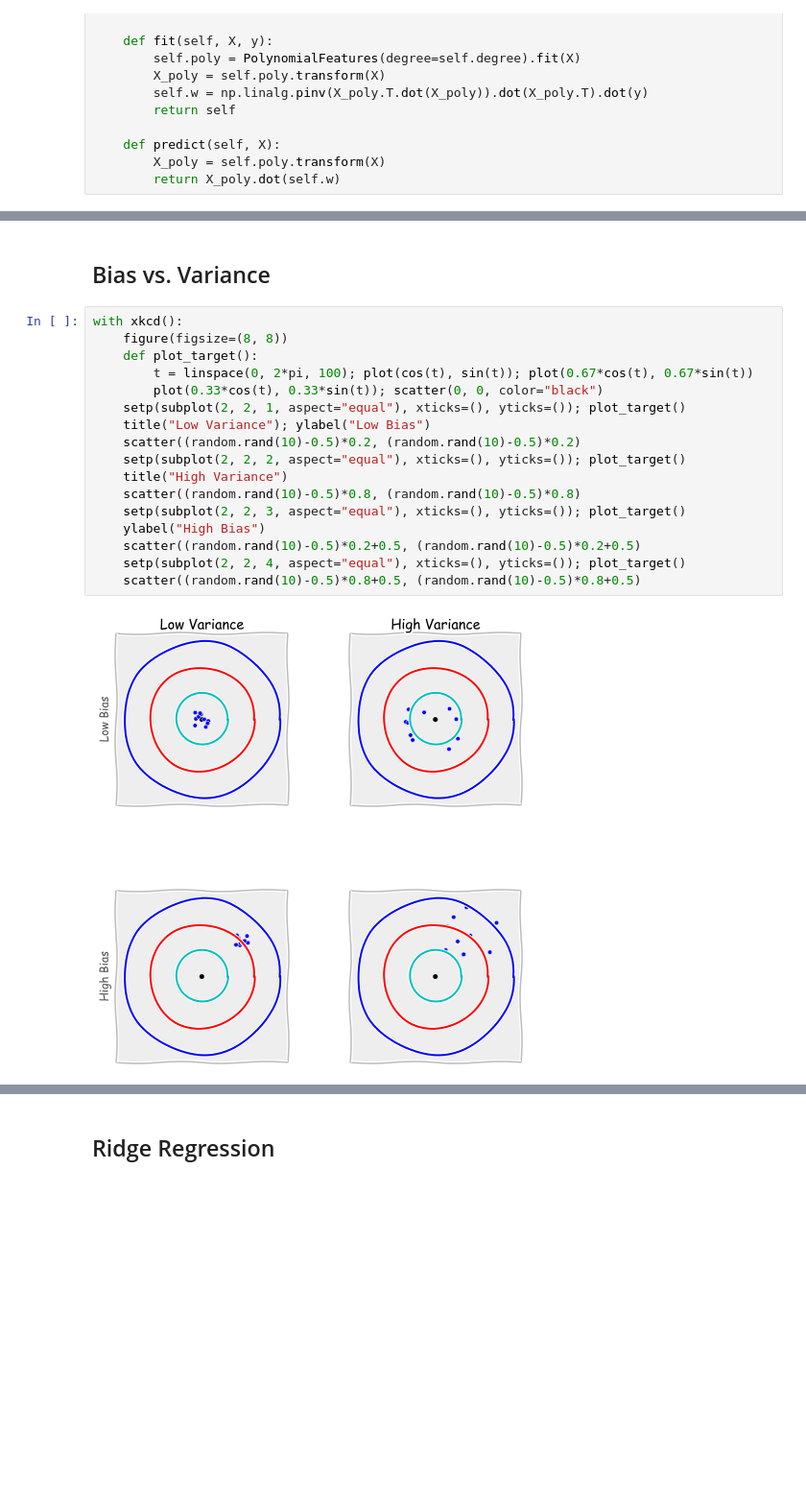
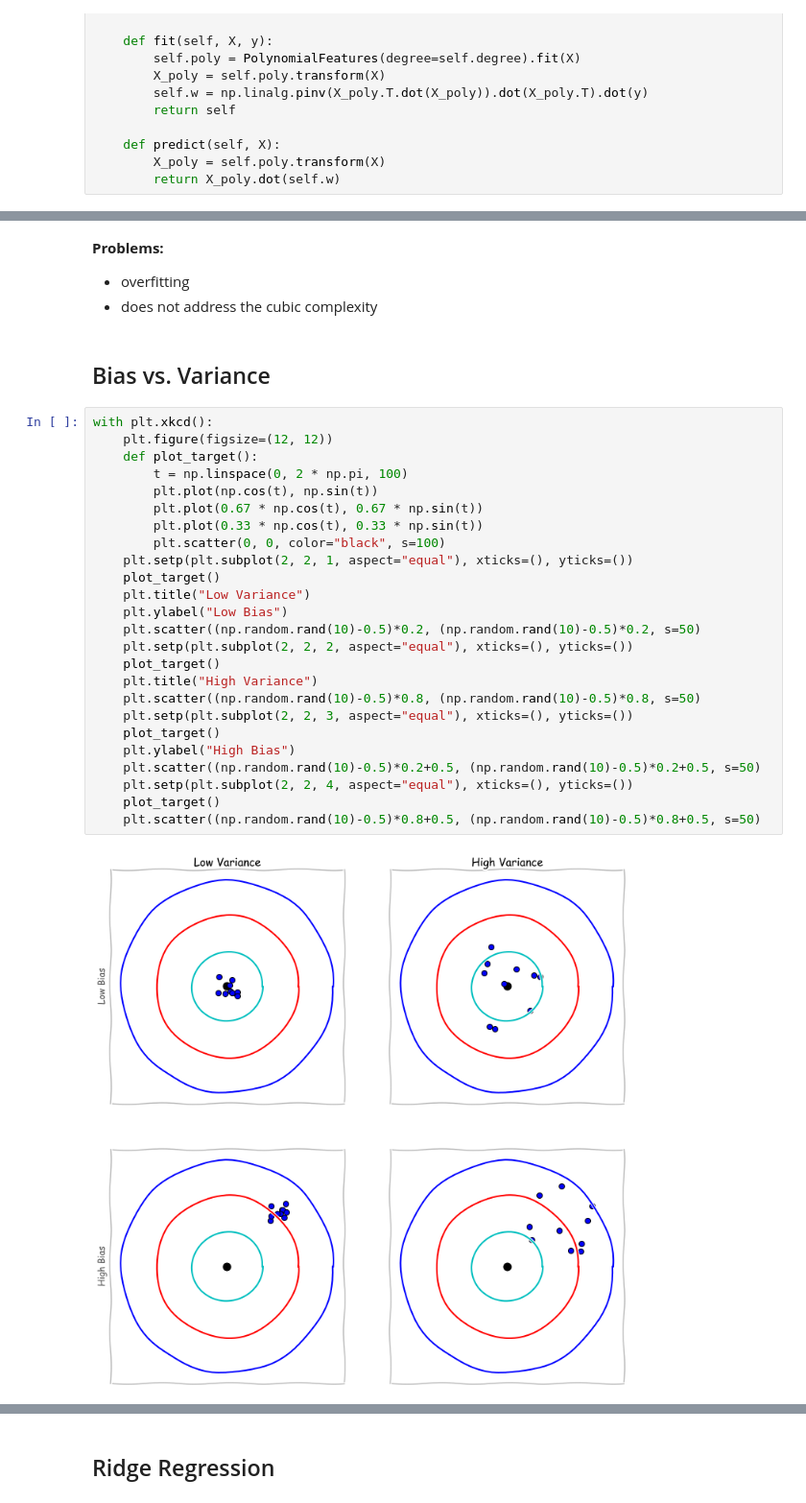
Before and after one commit to AlexanderFabisch/regression-tutorial, a Jupyter notebook: regression.ipynb, the cells around one changed output, grey strips where cells are left out. Shown at 96% size. Saved outputs shown, nothing was run; the diff lists cells and outputs as text; blank space fills up the shorter version.

```diff
--- a/regression.ipynb
+++ b/regression.ipynb
@@ -128,22 +129,35 @@ plt.plot(x, polyreg.predict(X))
+# %% [markdown]
+**Problems:**
+
+* overfitting
+* does not address the cubic complexity
 # %% [markdown]
 ## Bias vs. Variance
 # %%
-with xkcd():
-    figure(figsize=(8, 8))
+with plt.xkcd():
+    plt.figure(figsize=(12, 12))
     def plot_target():
-        t = linspace(0, 2*pi, 100); plot(cos(t), sin(t)); plot(0.67*cos(t), 0.67*sin(t))
-        plot(0.33*cos(t), 0.33*sin(t)); scatter(0, 0, color="black")
-    setp(subplot(2, 2, 1, aspect="equal"), xticks=(), yticks=()); plot_target()
-    title("Low Variance"); ylabel("Low Bias")
-    scatter((random.rand(10)-0.5)*0.2, (random.rand(10)-0.5)*0.2)
-    setp(subplot(2, 2, 2, aspect="equal"), xticks=(), yticks=()); plot_target()
-    title("High Variance")
-    scatter((random.rand(10)-0.5)*0.8, (random.rand(10)-0.5)*0.8)
-    setp(subplot(2, 2, 3, aspect="equal"), xticks=(), yticks=()); plot_target()
-    ylabel("High Bias")
-    scatter((random.rand(10)-0.5)*0.2+0.5, (random.rand(10)-0.5)*0.2+0.5)
-    setp(subplot(2, 2, 4, aspect="equal"), xticks=(), yticks=()); plot_target()
-    scatter((random.rand(10)-0.5)*0.8+0.5, (random.rand(10)-0.5)*0.8+0.5)
+        t = np.linspace(0, 2 * np.pi, 100)
+        plt.plot(np.cos(t), np.sin(t))
+        plt.plot(0.67 * np.cos(t), 0.67 * np.sin(t))
+        plt.plot(0.33 * np.cos(t), 0.33 * np.sin(t))
+        plt.scatter(0, 0, color="black", s=100)
+    plt.setp(plt.subplot(2, 2, 1, aspect="equal"), xticks=(), yticks=())
+    plot_target()
+    plt.title("Low Variance")
+    plt.ylabel("Low Bias")
+    plt.scatter((np.random.rand(10)-0.5)*0.2, (np.random.rand(10)-0.5)*0.2, s=50)
+    plt.setp(plt.subplot(2, 2, 2, aspect="equal"), xticks=(), yticks=())
+    plot_target()
+    plt.title("High Variance")
+    plt.scatter((np.random.rand(10)-0.5)*0.8, (np.random.rand(10)-0.5)*0.8, s=50)
+    plt.setp(plt.subplot(2, 2, 3, aspect="equal"), xticks=(), yticks=())
+    plot_target()
+    plt.ylabel("High Bias")
+    plt.scatter((np.random.rand(10)-0.5)*0.2+0.5, (np.random.rand(10)-0.5)*0.2+0.5, s=50)
+    plt.setp(plt.subplot(2, 2, 4, aspect="equal"), xticks=(), yticks=())
+    plot_target()
+    plt.scatter((np.random.rand(10)-0.5)*0.8+0.5, (np.random.rand(10)-0.5)*0.8+0.5, s=50)
 # %% [output]
-[figure, old version]
+[figure, new version]
 # %%
```
Also changed, not shown: parts of 36 cells of this notebook, 3 other files.
